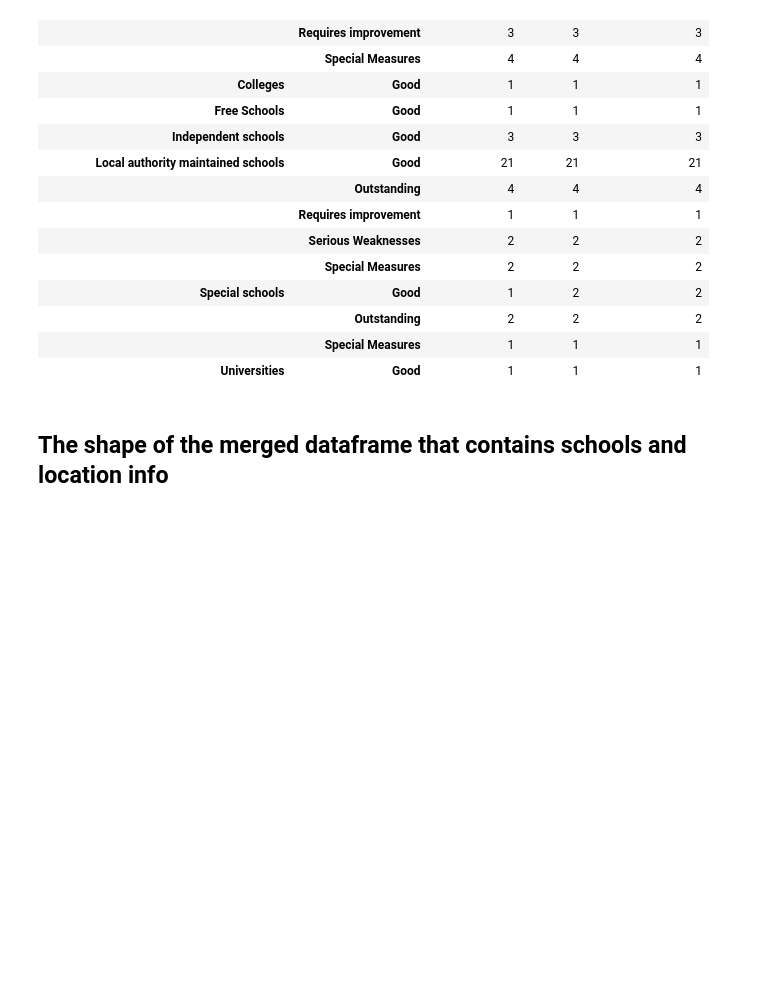
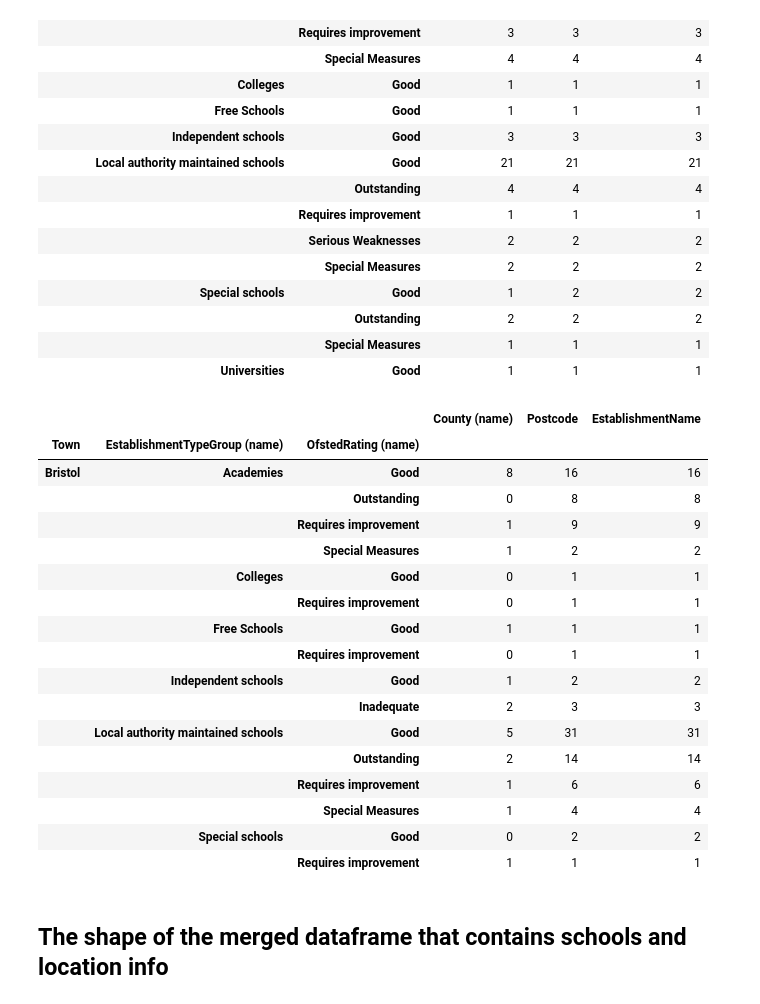
Before and after one commit to chriskan0305/Coursera_Capstone, a Jupyter notebook: Capstone Final Project-V2.ipynb, the cells around one changed output. Cells and saved outputs as stored; diff of their text form; code cells hidden in the pictures; blank space fills up the shorter version.

```diff
--- a/Capstone Final Project-V2.ipynb
+++ b/Capstone Final Project-V2.ipynb
@@ -168,6 +168,28 @@ ox[['County (name)','Town','Postcode','EstablishmentName','EstablishmentTypeGrou
 |  |  | Outstanding | 2 | 2 | 2 |
 |  |  | Special Measures | 1 | 1 | 1 |
 |  | Universities | Good | 1 | 1 | 1 |
+# %%
+br = new_df[new_df['Town']=='Bristol']
+br[['County (name)','Town','Postcode','EstablishmentName','EstablishmentTypeGroup (name)','OfstedRating (name)']].groupby(['Town','EstablishmentTypeGroup (name)','OfstedRating (name)']).count()
+# %% [output]
+|  |  |  | County (name) | Postcode | EstablishmentName |
+| Town | EstablishmentTypeGroup (name) | OfstedRating (name) |  |  |  |
+| Bristol | Academies | Good | 8 | 16 | 16 |
+|  |  | Outstanding | 0 | 8 | 8 |
+|  |  | Requires improvement | 1 | 9 | 9 |
+|  |  | Special Measures | 1 | 2 | 2 |
+|  | Colleges | Good | 0 | 1 | 1 |
+|  |  | Requires improvement | 0 | 1 | 1 |
+|  | Free Schools | Good | 1 | 1 | 1 |
+|  |  | Requires improvement | 0 | 1 | 1 |
+|  | Independent schools | Good | 1 | 2 | 2 |
+|  |  | Inadequate | 2 | 3 | 3 |
+|  | Local authority maintained schools | Good | 5 | 31 | 31 |
+|  |  | Outstanding | 2 | 14 | 14 |
+|  |  | Requires improvement | 1 | 6 | 6 |
+|  |  | Special Measures | 1 | 4 | 4 |
+|  | Special schools | Good | 0 | 2 | 2 |
+|  |  | Requires improvement | 1 | 1 | 1 |
 # %% [markdown]
 ## The shape of the merged dataframe that contains schools and location info
 # %%
```
Also changed, not shown: parts of 17 cells of this notebook, 1 other file.
